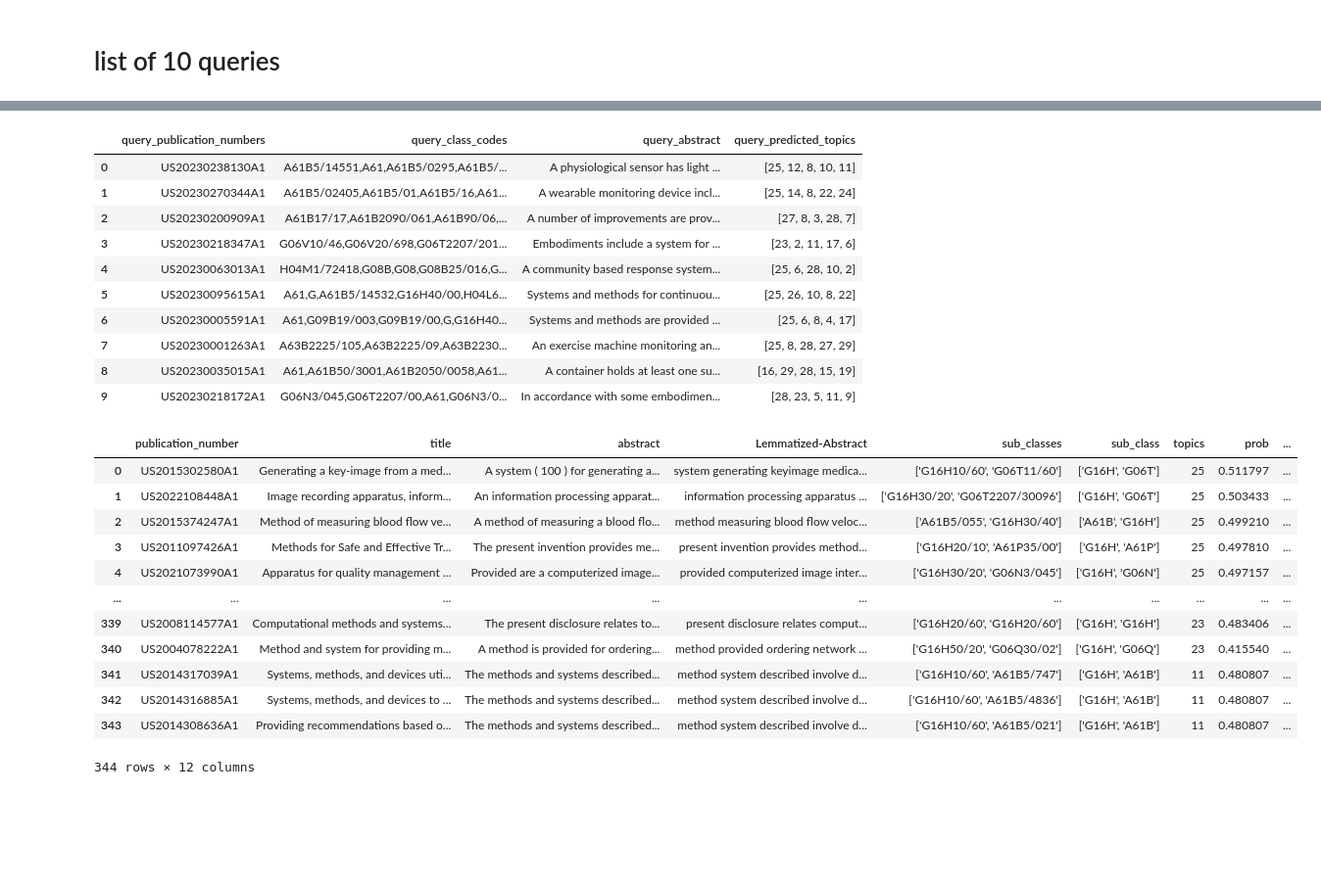
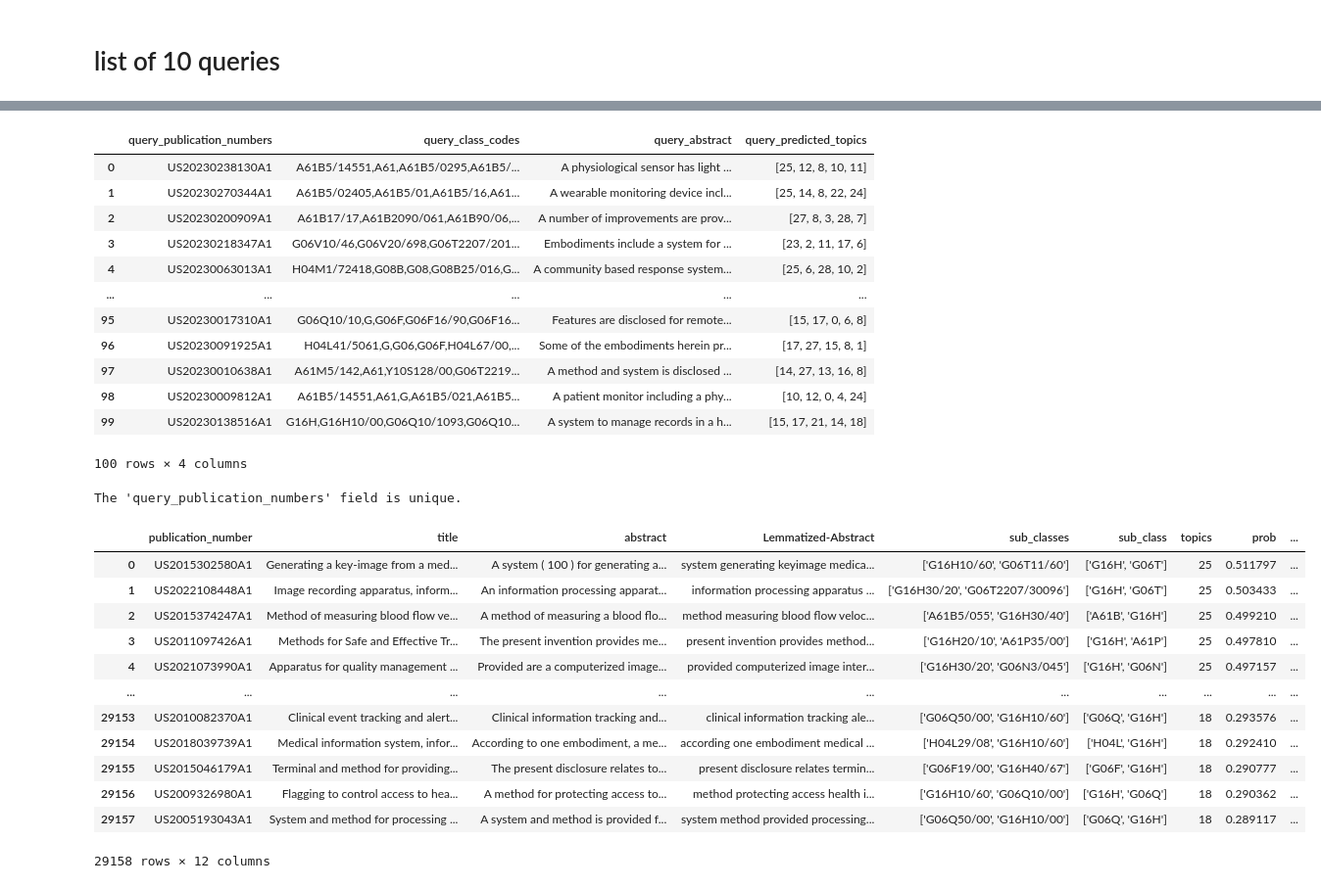
Before and after one commit to esmailisamane/Topic-Modeling, a Jupyter notebook: Essay/LDA-Abstract.ipynb, the cells around one changed output, grey strips where cells are left out. Shown at 98% size. Saved outputs shown, nothing was run; the diff lists cells and outputs as text; code cells hidden in the pictures; blank space fills up the shorter version.

```diff
--- a/Essay/LDA-Abstract.ipynb
+++ b/Essay/LDA-Abstract.ipynb
@@ -320,7 +320,7 @@ Name: 0, dtype: object
 # %% [markdown]
 # list of 10 queries
 # %%
-num_samples_to_predict = 10
+num_samples_to_predict = 100
 num_of_topics = 5
 results = []
 
@@ -377,11 +384,23 @@ result_df_q
 | 2 | US20230200909A1 | A61B17/17,A61B2090/061,A61B90/06,... | A number of improvements are prov... | [27, 8, 3, 28, 7] |
 | 3 | US20230218347A1 | G06V10/46,G06V20/698,G06T2207/201... | Embodiments include a system for ... | [23, 2, 11, 17, 6] |
 | 4 | US20230063013A1 | H04M1/72418,G08B,G08,G08B25/016,G... | A community based response system... | [25, 6, 28, 10, 2] |
-| 5 | US20230095615A1 | A61,G,A61B5/14532,G16H40/00,H04L6... | Systems and methods for continuou... | [25, 26, 10, 8, 22] |
-| 6 | US20230005591A1 | A61,G09B19/003,G09B19/00,G,G16H40... | Systems and methods are provided ... | [25, 6, 8, 4, 17] |
-| 7 | US20230001263A1 | A63B2225/105,A63B2225/09,A63B2230... | An exercise machine monitoring an... | [25, 8, 28, 27, 29] |
-| 8 | US20230035015A1 | A61,A61B50/3001,A61B2050/0058,A61... | A container holds at least one su... | [16, 29, 28, 15, 19] |
-| 9 | US20230218172A1 | G06N3/045,G06T2207/00,A61,G06N3/0... | In accordance with some embodimen... | [28, 23, 5, 11, 9] |
+| ... | ... | ... | ... | ... |
+| 95 | US20230017310A1 | G06Q10/10,G,G06F,G06F16/90,G06F16... | Features are disclosed for remote... | [15, 17, 0, 6, 8] |
+| 96 | US20230091925A1 | H04L41/5061,G,G06,G06F,H04L67/00,... | Some of the embodiments herein pr... | [17, 27, 15, 8, 1] |
+| 97 | US20230010638A1 | A61M5/142,A61,Y10S128/00,G06T2219... | A method and system is disclosed ... | [14, 27, 13, 16, 8] |
+| 98 | US20230009812A1 | A61B5/14551,A61,G,A61B5/021,A61B5... | A patient monitor including a phy... | [10, 12, 0, 4, 24] |
+| 99 | US20230138516A1 | G16H,G16H10/00,G06Q10/1093,G06Q10... | A system to manage records in a h... | [15, 17, 21, 14, 18] |
+100 rows × 4 columns
+# %%
+# Check if the 'query_publication_numbers' field is unique
+is_unique = result_df_q['query_publication_numbers'].nunique() == len(result_df_q)
+
+if is_unique:
+    print("The 'query_publication_numbers' field is unique.")
+else:
+    print("The 'query_publication_numbers' field is not unique.")
+# %% [output]
+The 'query_publication_numbers' field is unique.
 # %%
 import pandas as pd
 
@@ -389,7 +408,7 @@ import pandas as pd
 result_df = pd.DataFrame(columns=['publication_number', 'title', 'abstract', 'Lemmatized-Abstract', 'sub_classes', 'sub_class', 'topics', 'prob', 'query_publication_numbers', 'query_class_codes', 'query_abstract', 'query_predicted_topics'])
 
 # Define the number of documents to retrieve for each topic
-num_of_documents_to_retrieve = 10
+num_of_documents_to_retrieve = 100
 
 for i, row in result_df_q.iterrows():
     query = row['query_abstract']
@@ -408,39 +427,39 @@ for i, row in result_df_q.iterrows():
         for _, doc_row in topic_documents.iterrows():
             new_row = {
                 'query_publication_numbers': row['query_publication_numbers'],
                 'query_class_codes': row['query_class_codes'],
                 'query_abstract': query,
                 'query_predicted_topics': [topic_id],  # Assign the current topic_id as a list
                 'publication_number': doc_row['publication_number'],
                 'title': doc_row['title'],
                 'abstract': doc_row['abstract'],
                 'Lemmatized-Abstract': doc_row['Lemmatized-Abstract'],
                 'sub_classes': doc_row['sub_classes'],
                 'sub_class': doc_row['sub_class'],
                 'topics': doc_row['topics'],
                 'prob': doc_row['prob']
             }
             rows_to_append.append(new_row)
 
     # Use pd.concat to append rows to result_df
     result_df = pd.concat([result_df, pd.DataFrame(rows_to_append)], ignore_index=True)
 
 # Now, 'result_df' contains the top 10 most probable documents for each predicted topic list for each query
 result_df
 # %% [output]
 |  | publication_number | title | abstract | Lemmatized-Abstract | sub_classes | sub_class | topics | prob | ... |
 | 0 | US2015302580A1 | Generating a key-image from a med... | A system ( 100 ) for generating a... | system generating keyimage medica... | ['G16H10/60', 'G06T11/60'] | ['G16H', 'G06T'] | 25 | 0.511797 | ... |
 | 1 | US2022108448A1 | Image recording apparatus, inform... | An information processing apparat... | information processing apparatus ... | ['G16H30/20', 'G06T2207/30096'] | ['G16H', 'G06T'] | 25 | 0.503433 | ... |
 | 2 | US2015374247A1 | Method of measuring blood flow ve... | A method of measuring a blood flo... | method measuring blood flow veloc... | ['A61B5/055', 'G16H30/40'] | ['A61B', 'G16H'] | 25 | 0.499210 | ... |
 | 3 | US2011097426A1 | Methods for Safe and Effective Tr... | The present invention provides me... | present invention provides method... | ['G16H20/10', 'A61P35/00'] | ['G16H', 'A61P'] | 25 | 0.497810 | ... |
 | 4 | US2021073990A1 | Apparatus for quality management ... | Provided are a computerized image... | provided computerized image inter... | ['G16H30/20', 'G06N3/045'] | ['G16H', 'G06N'] | 25 | 0.497157 | ... |
 | ... | ... | ... | ... | ... | ... | ... | ... | ... | ... |
-| 339 | US2008114577A1 | Computational methods and systems... | The present disclosure relates to... | present disclosure relates comput... | ['G16H20/60', 'G16H20/60'] | ['G16H', 'G16H'] | 23 | 0.483406 | ... |
-| 340 | US2004078222A1 | Method and system for providing m... | A method is provided for ordering... | method provided ordering network ... | ['G16H50/20', 'G06Q30/02'] | ['G16H', 'G06Q'] | 23 | 0.415540 | ... |
-| 341 | US2014317039A1 | Systems, methods, and devices uti... | The methods and systems described... | method system described involve d... | ['G16H10/60', 'A61B5/747'] | ['G16H', 'A61B'] | 11 | 0.480807 | ... |
-| 342 | US2014316885A1 | Systems, methods, and devices to ... | The methods and systems described... | method system described involve d... | ['G16H10/60', 'A61B5/4836'] | ['G16H', 'A61B'] | 11 | 0.480807 | ... |
-| 343 | US2014308636A1 | Providing recommendations based o... | The methods and systems described... | method system described involve d... | ['G16H10/60', 'A61B5/021'] | ['G16H', 'A61B'] | 11 | 0.480807 | ... |
+| 29153 | US2010082370A1 | Clinical event tracking and alert... | Clinical information tracking and... | clinical information tracking ale... | ['G06Q50/00', 'G16H10/60'] | ['G06Q', 'G16H'] | 18 | 0.293576 | ... |
+| 29154 | US2018039739A1 | Medical information system, infor... | According to one embodiment, a me... | according one embodiment medical ... | ['H04L29/08', 'G16H10/60'] | ['H04L', 'G16H'] | 18 | 0.292410 | ... |
+| 29155 | US2015046179A1 | Terminal and method for providing... | The present disclosure relates to... | present disclosure relates termin... | ['G06F19/00', 'G16H40/67'] | ['G06F', 'G16H'] | 18 | 0.290777 | ... |
+| 29156 | US2009326980A1 | Flagging to control access to hea... | A method for protecting access to... | method protecting access health i... | ['G16H10/60', 'G06Q10/00'] | ['G16H', 'G06Q'] | 18 | 0.290362 | ... |
+| 29157 | US2005193043A1 | System and method for processing ... | A system and method is provided f... | system method provided processing... | ['G06Q50/00', 'G16H10/00'] | ['G06Q', 'G16H'] | 18 | 0.289117 | ... |
-344 rows × 12 columns
+29158 rows × 12 columns
 # %%
 # Add a new column to store the filtered codes
 result_df['query_codes_G16H'] = ''
```
Also changed, not shown: parts of 14 cells of this notebook.
